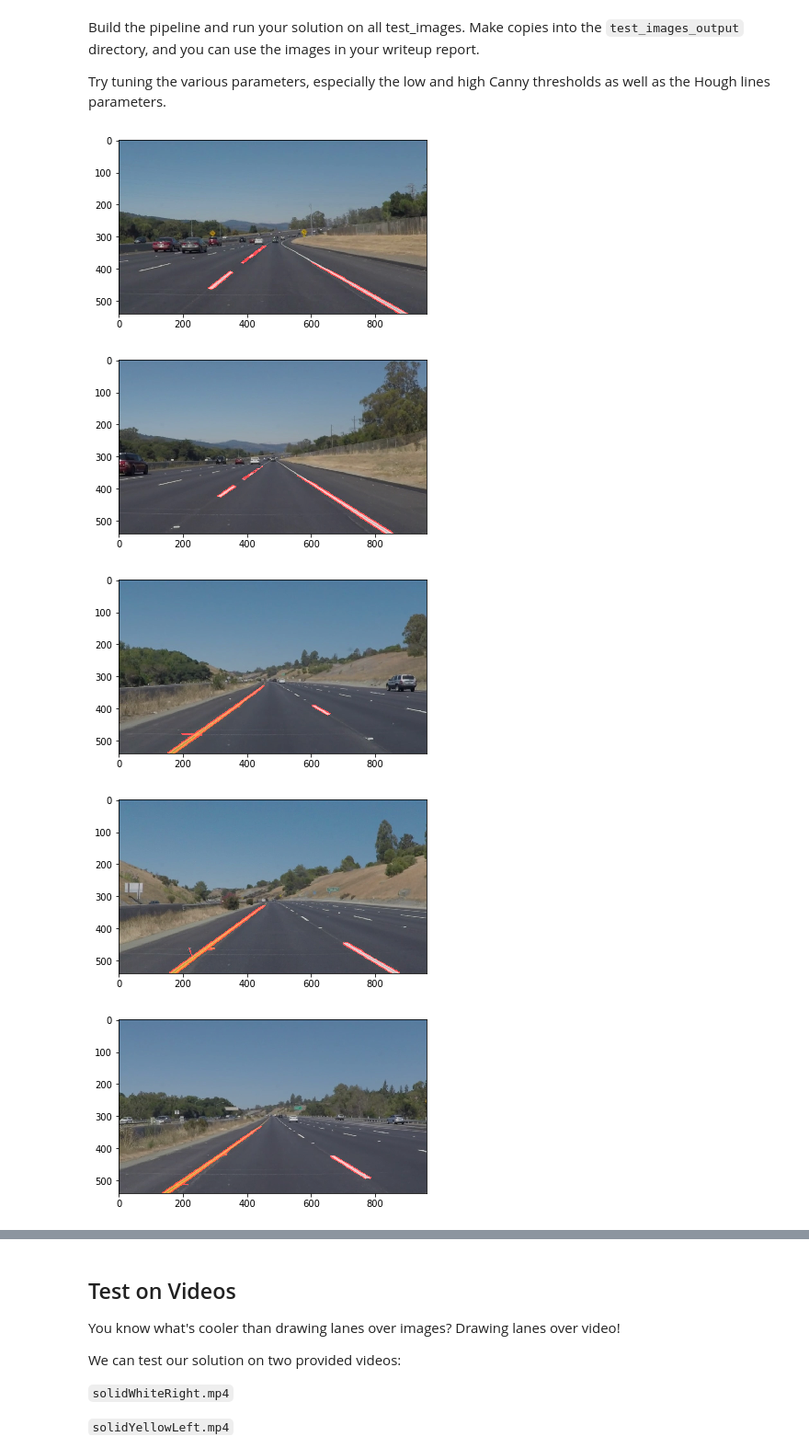
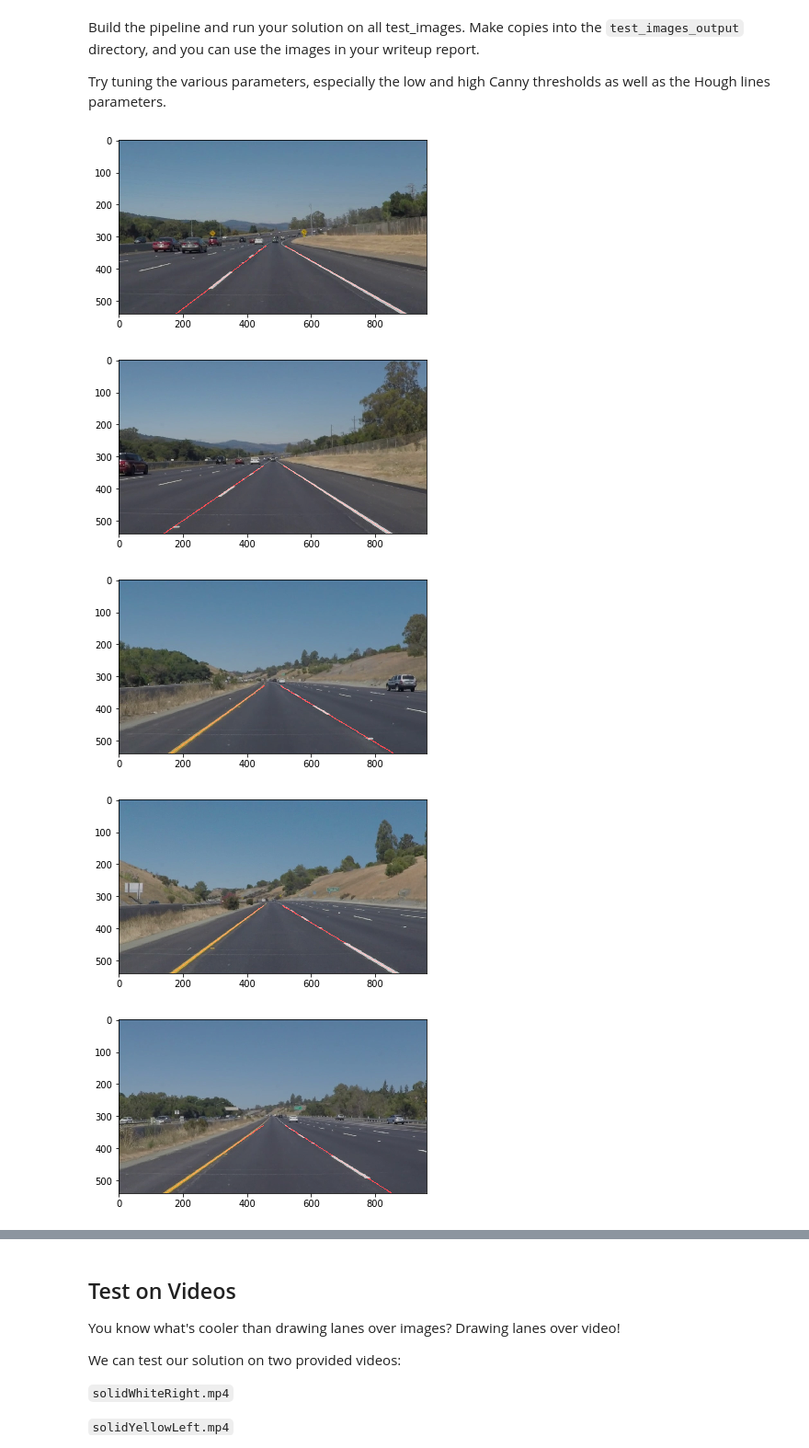
Before and after one commit to GunSik2/carnd-term1, a Jupyter notebook: p1-LaneLines/P1.ipynb, the cells around one changed output, grey strips where cells are left out. Shown at 92% size. Saved outputs shown, nothing was run; the diff lists cells and outputs as text; code cells hidden in the pictures.

```diff
--- a/p1-LaneLines/P1.ipynb
+++ b/p1-LaneLines/P1.ipynb
@@ -205,38 +245,40 @@ Try tuning the various parameters, especially the low and high Canny thresholds
 # %%
 ##### TODO: Build your pipeline that will draw lane lines on the test_images
 # then save them to the test_images directory.
+
+def findLane(initial_img):
+    img = np.copy(initial_img)
+    img = grayscale(img)
+    img = canny(img, low_threshold=50, high_threshold=150)
+    img = gaussian_blur(img, kernel_size=3)
+
+    imshape = img.shape
+    vertices = np.array([[(0 ,imshape[0]) ,(450, 330), (530, 330), (imshape[1] ,imshape[0])]], dtype=np.int32)
+    img = region_of_interest(img, vertices)
+
+    img = hough_lines(img, rho=2, theta=np. pi /180, threshold=50, min_line_len=50, max_line_gap=10)
+    img = region_of_interest(img, vertices)
+    img = weighted_img(img, initial_img, α=0.8, β=1., λ=0.)
+
+    return img
+
 def imshow(img, gray=True, title=""):
     plt.figure()
     if not title:
         plt.title(title)
     if gray:
         plt.imshow(img, cmap='gray')
     else:
         plt.imshow(img)
 
-def findLane(initial_img):
-    img = np.copy(initial_img)
-    img = grayscale(img)
-    img = canny(img, low_threshold=60, high_threshold=180)
-    img = gaussian_blur(img, kernel_size=3)
-
-    imshape = image.shape
-    vertices = np.array([[(0,imshape[0]),(450, 330), (490, 330), (imshape[1],imshape[0])]], dtype=np.int32)
-    img = region_of_interest(img, vertices)
-
-    img = hough_lines(img, rho=2, theta=np.pi/180, threshold=15, min_line_len=40, max_line_gap=20)
-    img = weighted_img(img, initial_img, α=0.8, β=1., λ=0.)
-
-    return img
-
 for file in os.listdir("test_images/"):
     img = mpimg.imread("test_images/" + file)
     img = findLane(img)
     imshow(img, title=file)
     mpimg.imsave("test_images_output/" + file, img)
 # %% [output]
-[figure, old version]
+[figure, new version]
-[figure, old version]
+[figure, new version]
-[figure, old version]
+[figure, new version]
-[figure, old version]
+[figure, new version]
-[figure, old version]
+[figure, new version]
```
Also changed, not shown: parts of 6 cells of this notebook, 11 other files.
